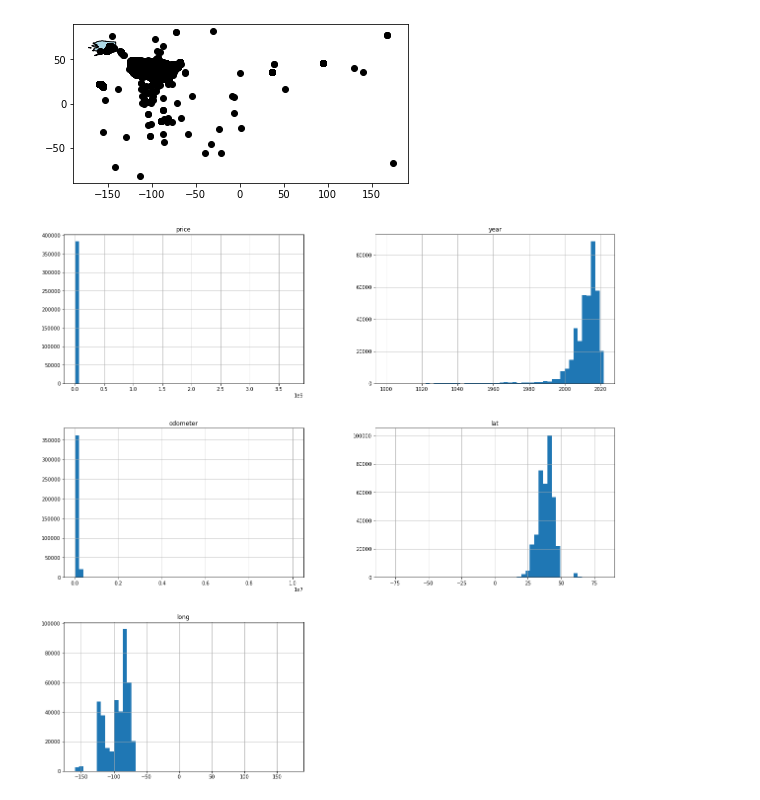
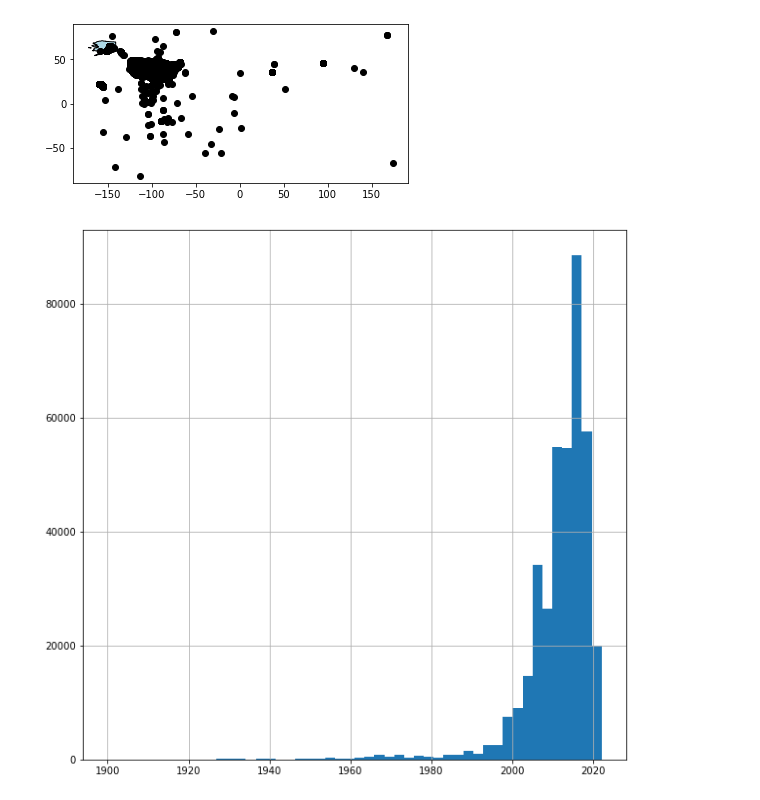
Before and after one commit to Biel-Altimira/used_cars, a Jupyter notebook: used_cars.ipynb, the cells around one changed output. Saved outputs shown, nothing was run; the diff lists cells and outputs as text; code cells hidden in the pictures.

```diff
--- a/used_cars.ipynb
+++ b/used_cars.ipynb
@@ -255,8 +256,8 @@ variant_2.head()
 | 30 | auburn | 30990 | 2017.0 | toyota | tundra double cab sr | good | 8 cylinders | gas | 41124.0 | ... |
 | 31 | auburn | 15000 | 2013.0 | ford | f-150 xlt | excellent | 6 cylinders | gas | 128000.0 | ... |
 # %%
-#variant_1["cylinders"] = variant_1["cylinders"].apply(lambda x : x.split(" ")[0])
-#variant_2["cylinders"] = variant_2["cylinders"].apply(lambda x : x.split(" ")[0])
+variant_1["cylinders"] = variant_1["cylinders"].apply(lambda x : x.split(" ")[0])
+variant_2["cylinders"] = variant_2["cylinders"].apply(lambda x : x.split(" ")[0])
 # %%
 df_geo = gpd.GeoDataFrame(variant_2, geometry = gpd.points_from_xy(variant_2.long, variant_2.lat))
 paisos = gpd.read_file(gpd.datasets.get_path("naturalearth_lowres"))
@@ -266,7 +267,7 @@ df_geo.plot(ax = axis, color = "black")
 <AxesSubplot:>
 [figure]
 # %%
-variant_2.hist(bins=50, figsize=(20,20))
+variant_2.year.hist(bins=50, figsize=(10,10))
 plt.show()
 # %% [output]
-[figure, old version]
+[figure, new version]
```
Also changed, not shown: parts of 4 cells of this notebook, 1 other file.
